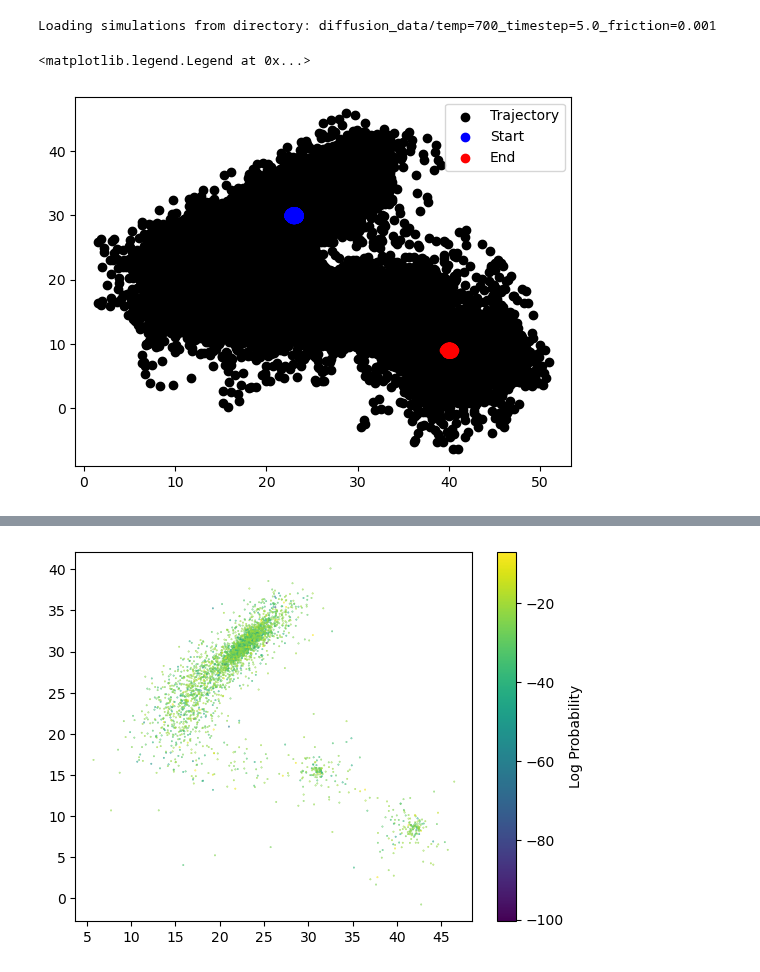
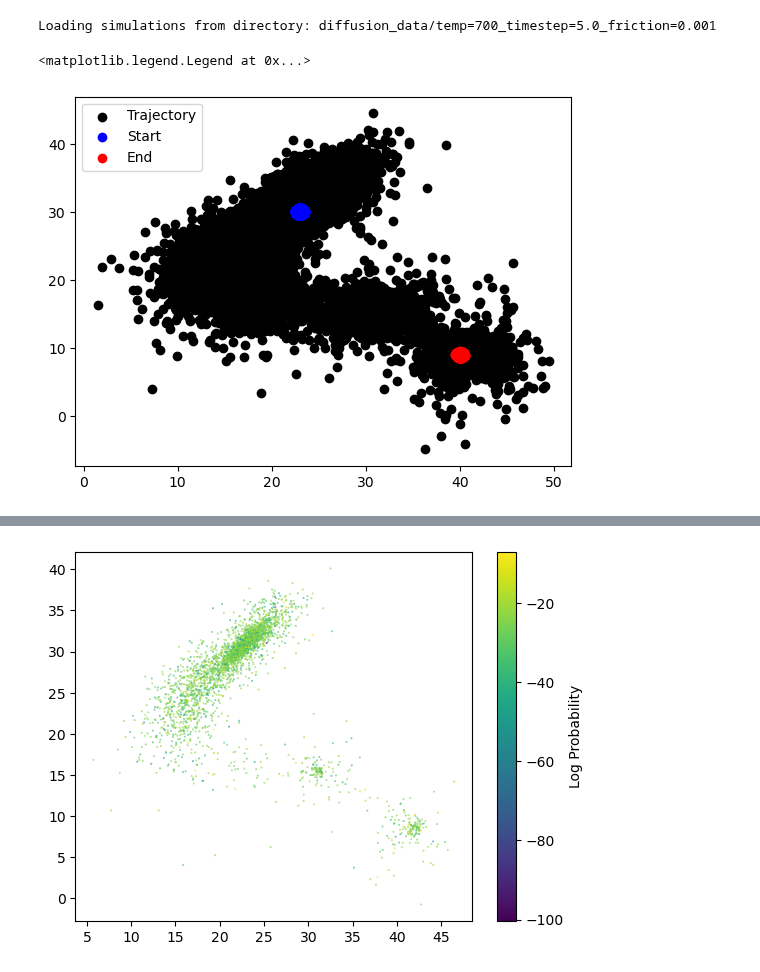
Before and after one commit to michael-psenka/OM-TPS, a Jupyter notebook: train_committor_mb.ipynb, the cells around one changed output, grey strips where cells are left out. Cells and saved outputs as stored; diff of their text form; code cells hidden in the pictures.

```diff
--- a/train_committor_mb.ipynb
+++ b/train_committor_mb.ipynb
@@ -152,22 +152,23 @@ dataset.all_pos = dataset.all_pos[:422000]
 # %%
 mean = np.load("mb_mean.npy")
 std = np.load("mb_std.npy")
 all_pos = mean + std*dataset.all_pos.reshape(-1, 1000, 3)[:, :, :2]
+# all_pos = dataset.all_pos.reshape(-1, 1000, 3)[:, :, :2]
 start = np.array([[23, 30]])
 end = np.array([[40, 9]])
 start_indicator = np.linalg.norm(all_pos - start, axis=2) < 0.5
 end_indicator = np.linalg.norm(all_pos - end, axis=2) < 0.5
 
 start_points = all_pos[start_indicator]
 end_points = all_pos[end_indicator]
-plt.scatter(all_pos[:, :, 0], all_pos[:, :, 1], c = "black", label = "Trajectory")
+plt.scatter(all_pos[:, ::10, 0], all_pos[:, ::10, 1], c = "black", label = "Trajectory")
 
 plt.scatter(start_points[:, 0], start_points[:, 1], c = "blue", label = "Start")
 plt.scatter(end_points[:, 0], end_points[:, 1], c = "red", label = "End")
 plt.legend()
 # %% [output]
 <matplotlib.legend.Legend at 0x...>
-[figure, old version]
+[figure, new version]
 # %%
 # compute assignments of trajectories to clusters defined by OM path waypoints
 def nullspace(A, atol=1e-13, rtol=0):
```
Also changed, not shown: parts of 5 cells of this notebook, 4 other files.
